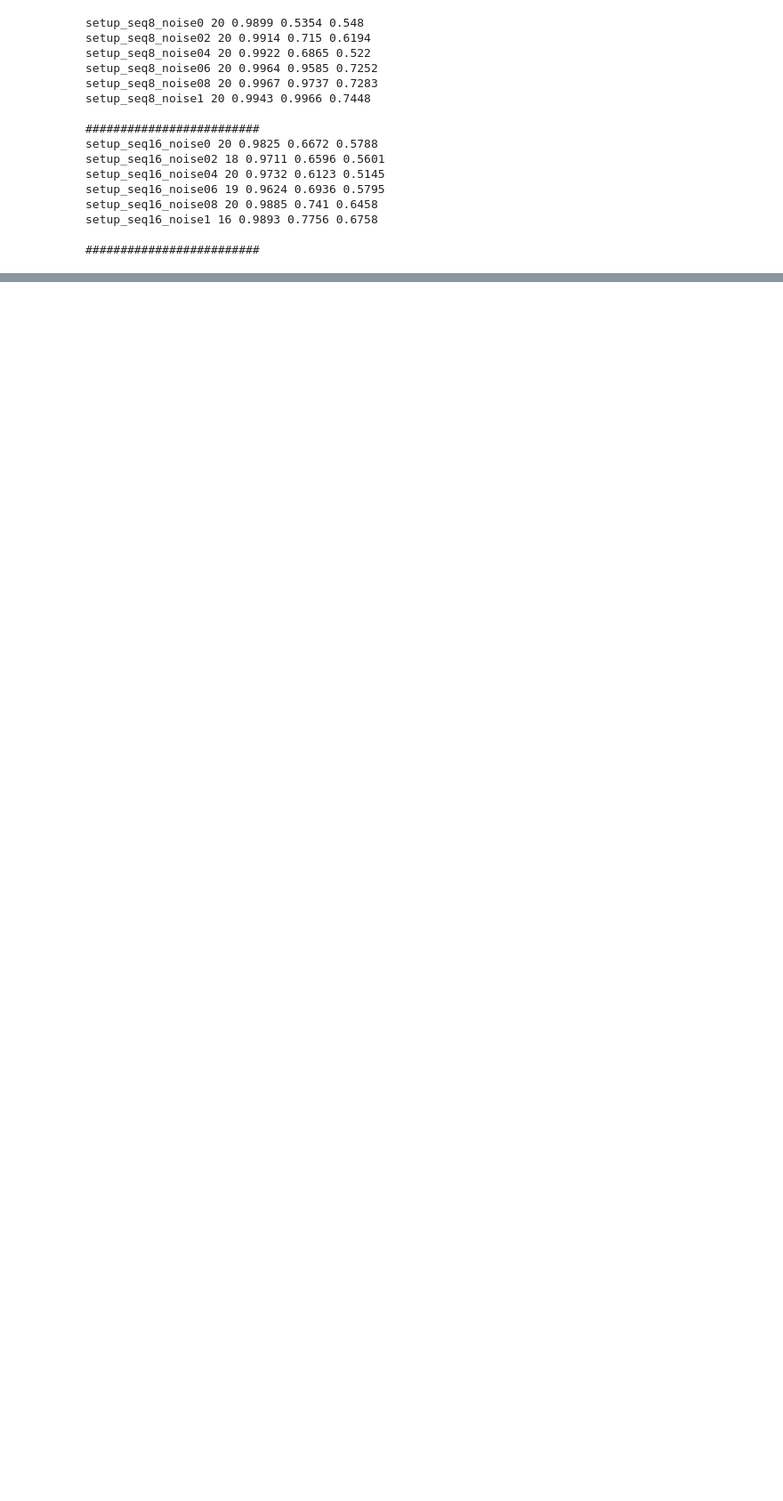
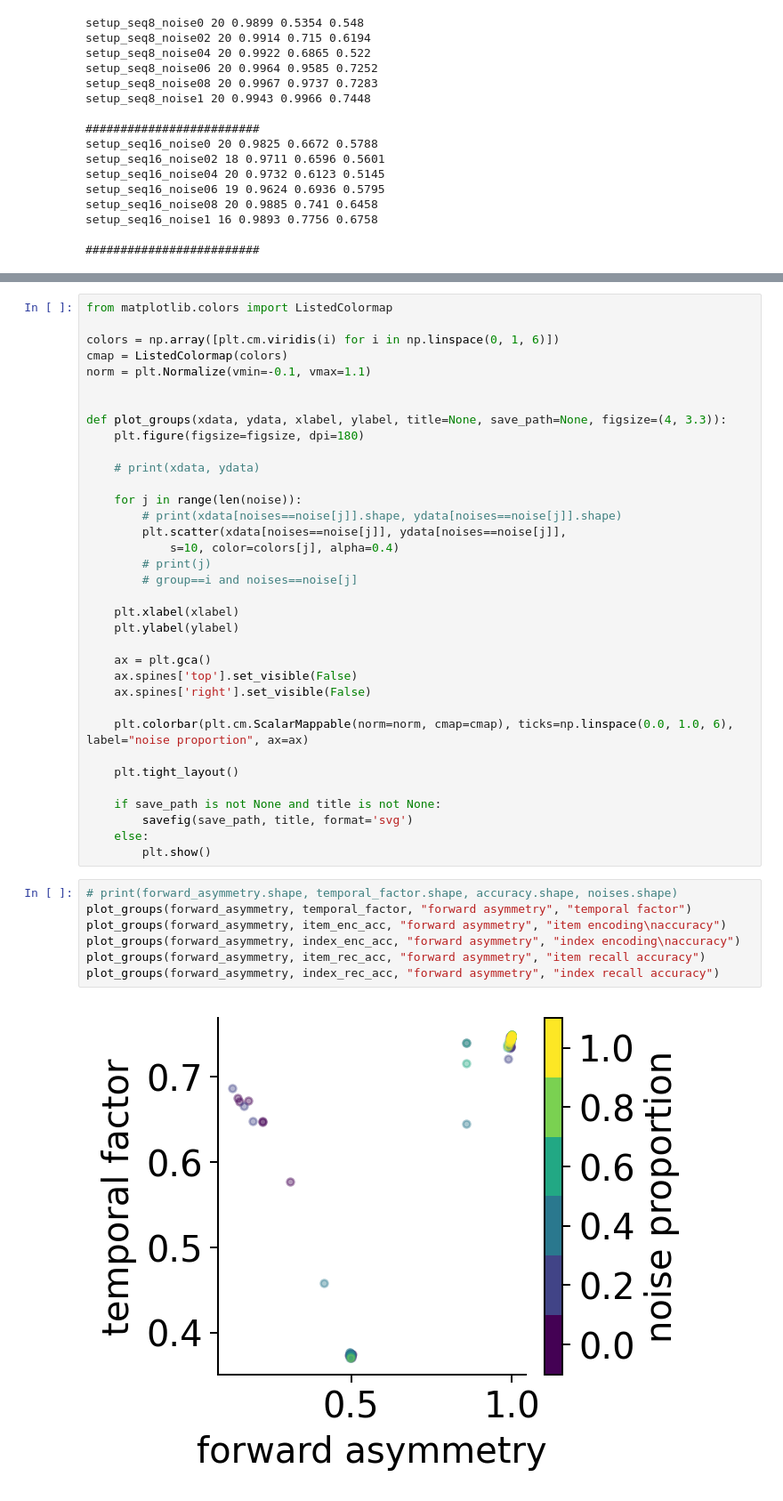
Before and after one commit to yunchen-hung/gru-li-model, a Jupyter notebook: paper_plot.ipynb, the cells around one changed output, grey strips where cells are left out. Shown: that part at 89% size. Cells and saved outputs as stored; diff of their text form; blank space fills up the shorter version.

```diff
--- a/paper_plot.ipynb
+++ b/paper_plot.ipynb
@@ -510,0 +522,44 @@ accuracy = np.array(accuracy)
+# %%
+from matplotlib.colors import ListedColormap
+
+colors = np.array([plt.cm.viridis(i) for i in np.linspace(0, 1, 6)])
+cmap = ListedColormap(colors)
+norm = plt.Normalize(vmin=-0.1, vmax=1.1)
+
+
+def plot_groups(xdata, ydata, xlabel, ylabel, title=None, save_path=None, figsize=(4, 3.3)):
+    plt.figure(figsize=figsize, dpi=180)
+
+    # print(xdata, ydata)
+
+    for j in range(len(noise)):
+        # print(xdata[noises==noise[j]].shape, ydata[noises==noise[j]].shape)
+        plt.scatter(xdata[noises==noise[j]], ydata[noises==noise[j]],
+            s=10, color=colors[j], alpha=0.4)
+        # print(j)
+        # group==i and noises==noise[j]
+
+    plt.xlabel(xlabel)
+    plt.ylabel(ylabel)
+
+    ax = plt.gca()
+    ax.spines['top'].set_visible(False)
+    ax.spines['right'].set_visible(False)
+
+    plt.colorbar(plt.cm.ScalarMappable(norm=norm, cmap=cmap), ticks=np.linspace(0.0, 1.0, 6), label="noise proportion", ax=ax)
+
+    plt.tight_layout()
+
+    if save_path is not None and title is not None:
+        savefig(save_path, title, format='svg')
+    else:
+        plt.show()
+# %%
+# print(forward_asymmetry.shape, temporal_factor.shape, accuracy.shape, noises.shape)
+plot_groups(forward_asymmetry, temporal_factor, "forward asymmetry", "temporal factor")
+plot_groups(forward_asymmetry, item_enc_acc, "forward asymmetry", "item encoding\naccuracy")
+plot_groups(forward_asymmetry, index_enc_acc, "forward asymmetry", "index encoding\naccuracy")
+plot_groups(forward_asymmetry, item_rec_acc, "forward asymmetry", "item recall accuracy")
+plot_groups(forward_asymmetry, index_rec_acc, "forward asymmetry", "index recall accuracy")
+# %% [output]
+[figure, added]
```
Also changed, not shown: parts of 10 cells of this notebook, 4 other files.
